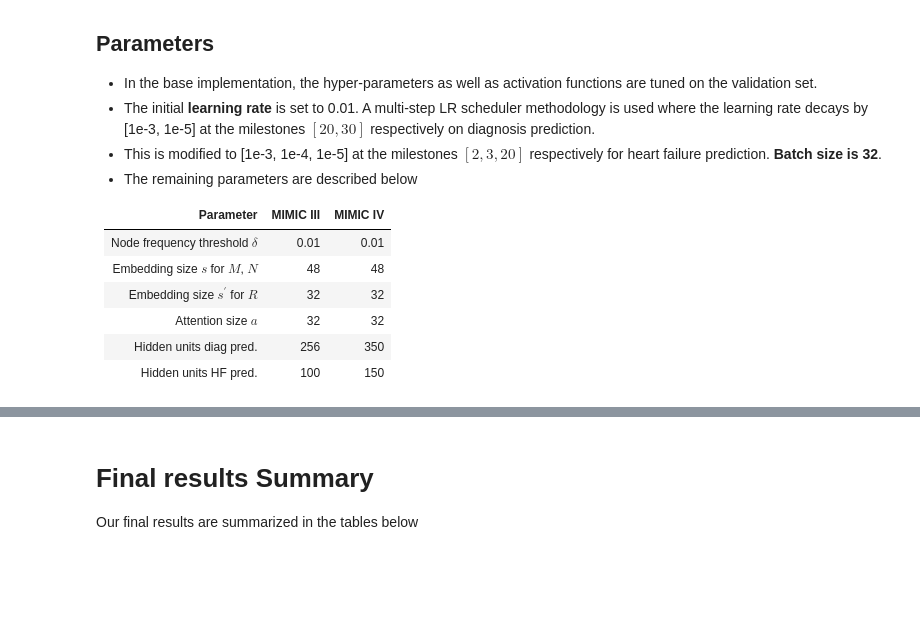
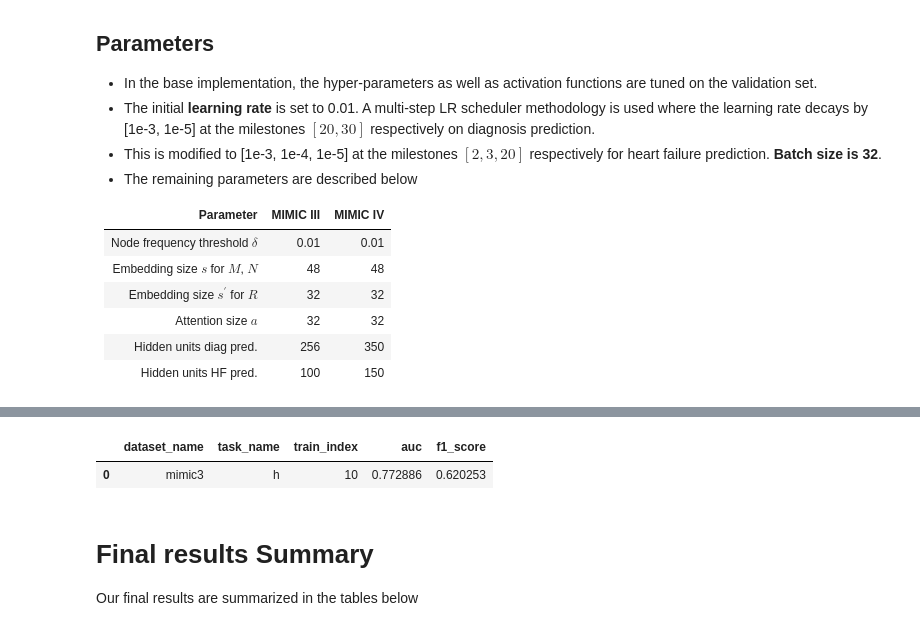
Before and after one commit to sanjayathreya/CHET, a Jupyter notebook: src/Descriptive-Notebook.ipynb, the cells around one changed output, grey strips where cells are left out. Cells and saved outputs as stored; diff of their text form; code cells hidden in the pictures; blank space fills up the shorter version.

```diff
--- a/src/Descriptive-Notebook.ipynb
+++ b/src/Descriptive-Notebook.ipynb
@@ -103,7 +110,8 @@ Now, let us review the steps in parsing process for MIMIC III Carevue subset
 # %%
 dataset = 'mimic3'
 data_path = os.path.join('..','testing')
-parsed_main_path = os.path.join(data_path, dataset, 'parsed')
+dataset_path = os.path.join(data_path,dataset)
+parsed_main_path = os.path.join(dataset_path, 'parsed')
 # initial setting to ex
 patient_admission, admission_codes = generate_parsed_datesets(dataset,parsed_main_path,ret_value=True)
 df = get_stats_df(patient_admission, admission_codes)
@@ -125,7 +133,7 @@ saved admission_codes data ...
 **Step 1**: Use Tokenizer object in pyhealth to encode admission codes
 # %%
 seed =2
-
+dataset_path = os.path.join(data_path,dataset)
 encoded_path = os.path.join(dataset_path, 'encoded')
 standard_path = os.path.join(dataset_path, 'standard')
 max_admission_num = get_stats(patient_admission, admission_codes)
@@ -580,3 +718,8 @@ df.to_csv(output_file, index=False)
+# %%
+df_task_h
+# %% [output]
+|  | dataset_name | task_name | train_index | auc | f1_score |
+| 0 | mimic3 | h | 10 | 0.772886 | 0.620253 |
 # %% [markdown]
 # Final results Summary
 
```
Also changed, not shown: parts of 8 cells of this notebook.
